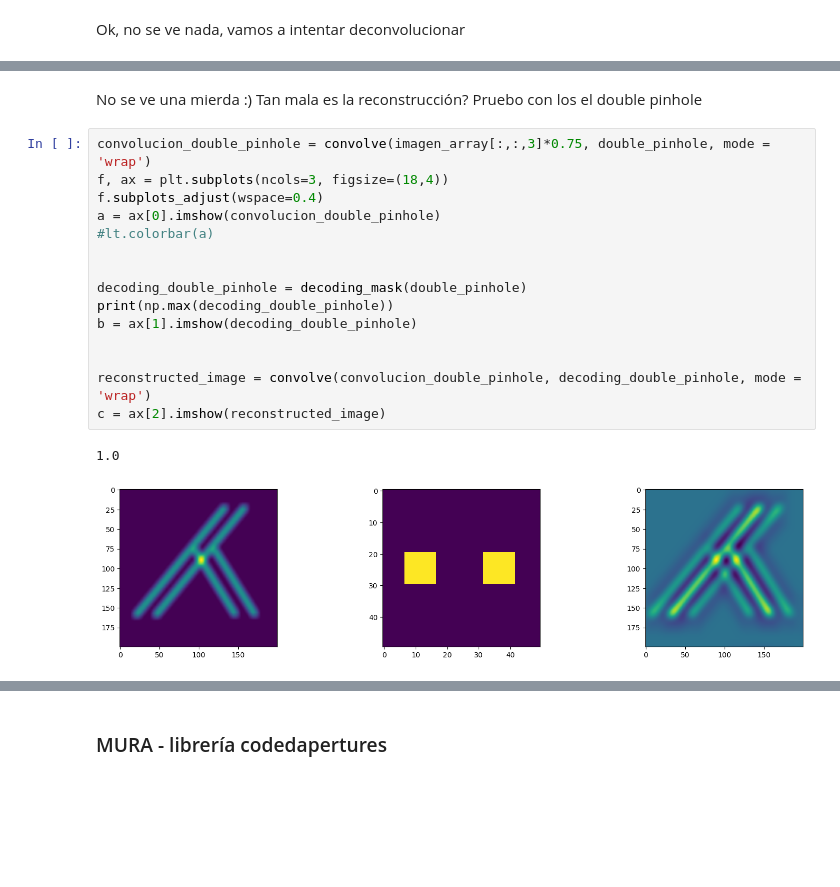
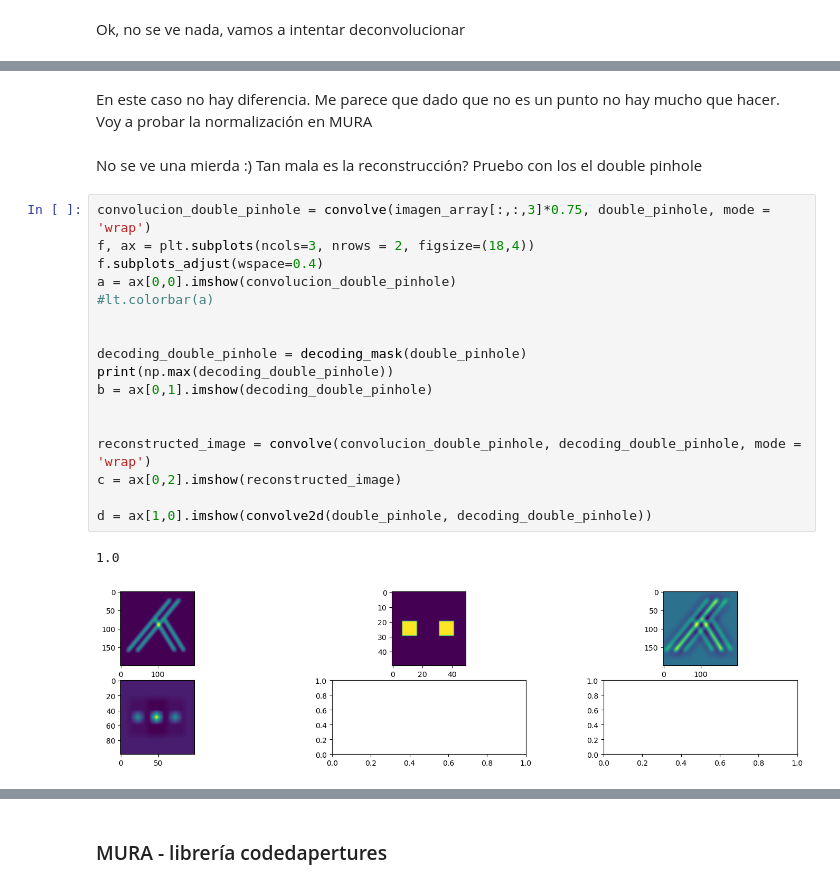
Before and after one commit to Eitan-Sprejer/CodedAperture, a Jupyter notebook: convolucion.ipynb, the cells around one changed output, grey strips where cells are left out. Cells and saved outputs as stored; diff of their text form; blank space fills up the shorter version.

```diff
--- a/convolucion.ipynb
+++ b/convolucion.ipynb
@@ -199,20 +323,24 @@ Text(0.5, 1.0, 'Reconstructed')
+# %% [markdown]
+En este caso no hay diferencia. Me parece que dado que no es un punto no hay mucho que hacer. Voy a probar la normalización en MURA
 # %% [markdown]
 No se ve una mierda :) Tan mala es la reconstrucción? Pruebo con los el double pinhole
 # %%
 convolucion_double_pinhole = convolve(imagen_array[:,:,3]*0.75, double_pinhole, mode = 'wrap')
-f, ax = plt.subplots(ncols=3, figsize=(18,4))
+f, ax = plt.subplots(ncols=3, nrows = 2, figsize=(18,4))
 f.subplots_adjust(wspace=0.4)
-a = ax[0].imshow(convolucion_double_pinhole)
+a = ax[0,0].imshow(convolucion_double_pinhole)
 #lt.colorbar(a)
 
 
 decoding_double_pinhole = decoding_mask(double_pinhole)
 print(np.max(decoding_double_pinhole))
-b = ax[1].imshow(decoding_double_pinhole)
+b = ax[0,1].imshow(decoding_double_pinhole)
 
 
 reconstructed_image = convolve(convolucion_double_pinhole, decoding_double_pinhole, mode = 'wrap')
-c = ax[2].imshow(reconstructed_image)
+c = ax[0,2].imshow(reconstructed_image)
+
+d = ax[1,0].imshow(convolve2d(double_pinhole, decoding_double_pinhole))
 # %% [output]
 1.0
-[figure, old version]
+[figure, new version]
```
Also changed, not shown: parts of 30 cells of this notebook.
